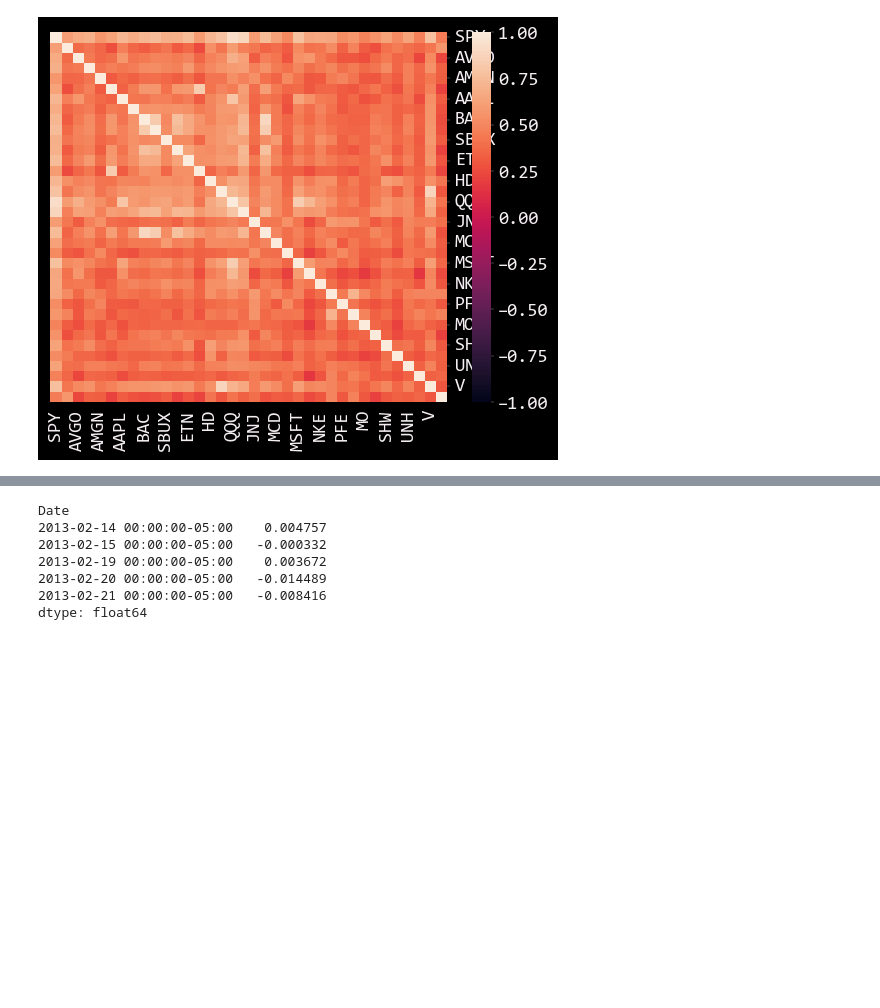
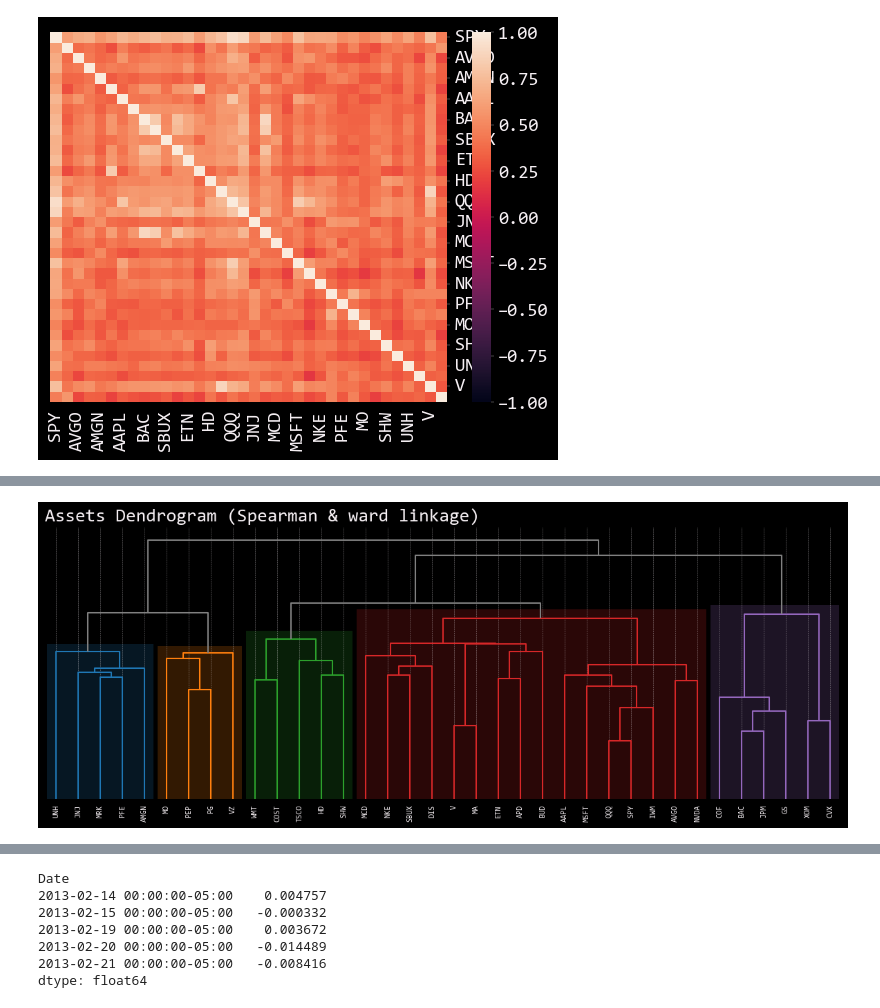
Before and after one commit to omarmoreta/Fintech_Project_1, a Jupyter notebook: Portfolios/Mike_portfolio.ipynb, the cells around one changed output, grey strips where cells are left out. Cells and saved outputs as stored; diff of their text form; code cells hidden in the pictures; blank space fills up the shorter version.

```diff
--- a/Portfolios/Mike_portfolio.ipynb
+++ b/Portfolios/Mike_portfolio.ipynb
@@ -73,0 +99,7 @@ sns.heatmap(correlation, vmin=-1, vmax=1)
+# %%
+# Plotting just the dendrogram
+ax = rp.plot_dendrogram(returns=returns, codependence='spearman',
+                        linkage='ward', k=None, max_k=10,
+                        leaf_order=True, ax=None)
+# %% [output]
+[figure, added]
```
Also changed, not shown: parts of 25 cells of this notebook, 5 other files.
